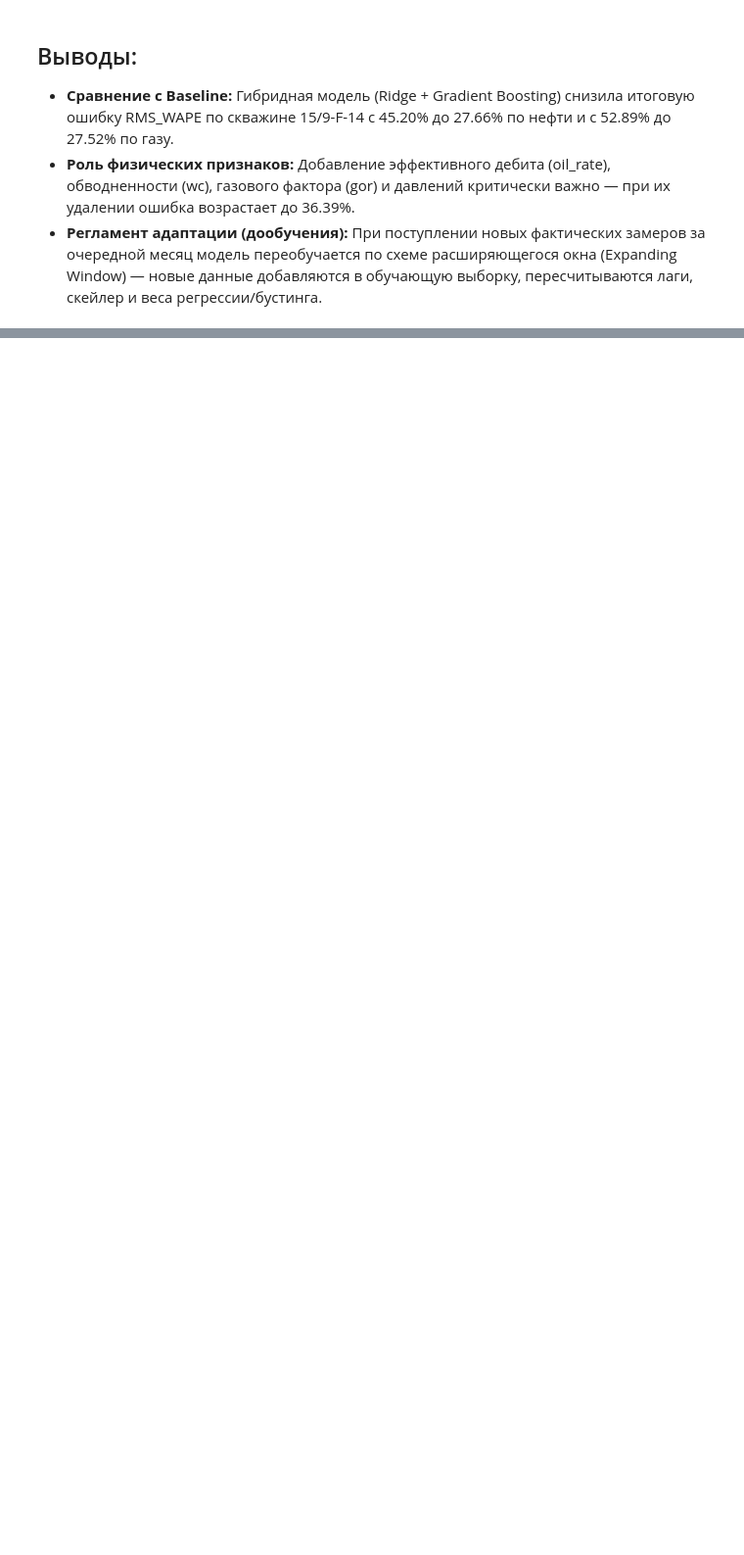
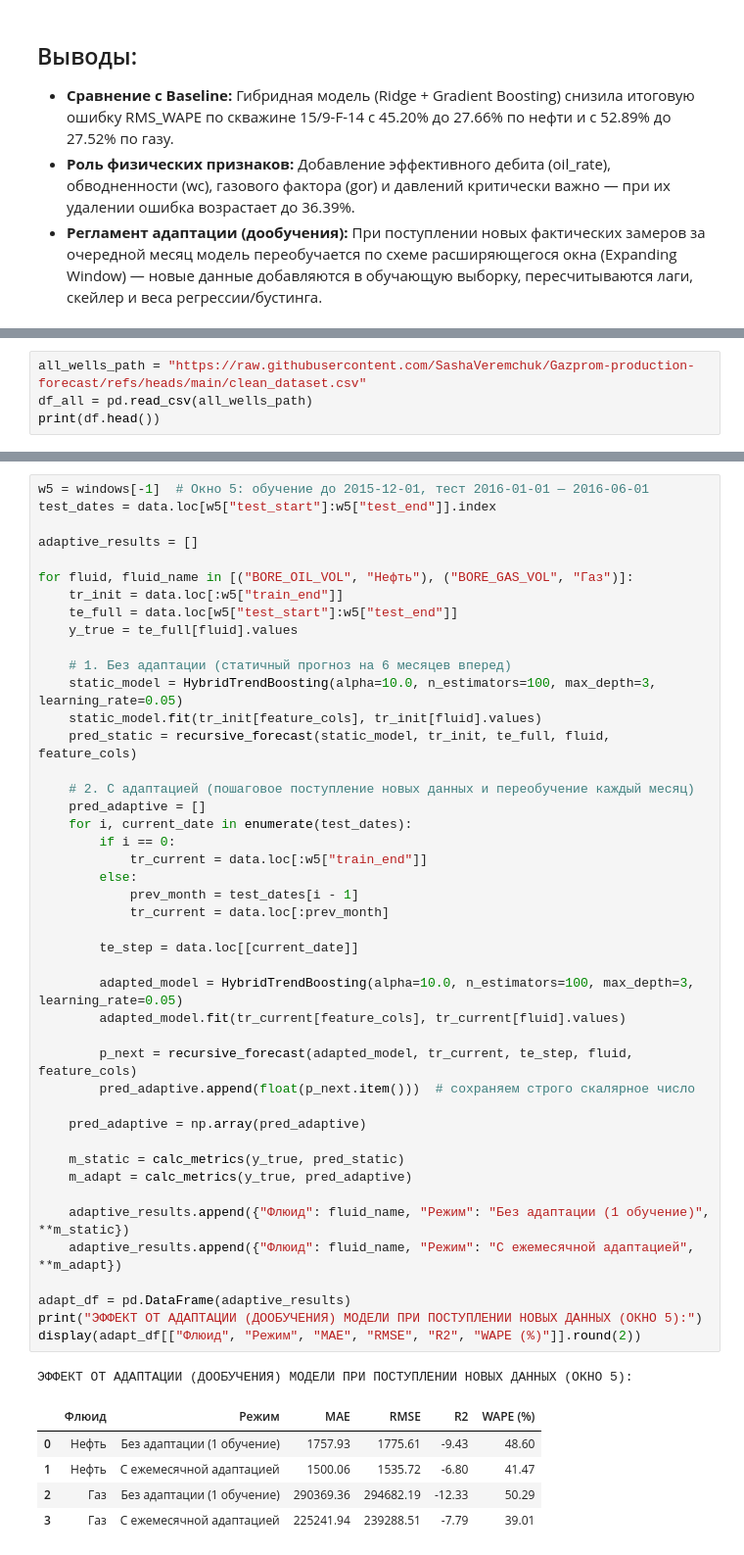
Before and after one commit to SashaVeremchuk/Gazprom-production-forecast, a Jupyter notebook: one_well.ipynb, the cells around one changed output, grey strips where cells are left out. Shown at 98% size. Cells and saved outputs as stored; diff of their text form; blank space fills up the shorter version.

```diff
--- a/one_well.ipynb
+++ b/one_well.ipynb
@@ -740,0 +835,4 @@ plot_error_grid(error_type="rel")
+# %%
+all_wells_path = "https://raw.githubusercontent.com/SashaVeremchuk/Gazprom-production-forecast/refs/heads/main/clean_dataset.csv"
+df_all = pd.read_csv(all_wells_path)
+print(df.head())
@@ -740,0 +1007,51 @@ plot_error_grid(error_type="rel")
+# %%
+w5 = windows[-1]  # Окно 5: обучение до 2015-12-01, тест 2016-01-01 — 2016-06-01
+test_dates = data.loc[w5["test_start"]:w5["test_end"]].index
+
+adaptive_results = []
+
+for fluid, fluid_name in [("BORE_OIL_VOL", "Нефть"), ("BORE_GAS_VOL", "Газ")]:
+    tr_init = data.loc[:w5["train_end"]]
+    te_full = data.loc[w5["test_start"]:w5["test_end"]]
+    y_true = te_full[fluid].values
+
+    # 1. Без адаптации (статичный прогноз на 6 месяцев вперед)
+    static_model = HybridTrendBoosting(alpha=10.0, n_estimators=100, max_depth=3, learning_rate=0.05)
+    static_model.fit(tr_init[feature_cols], tr_init[fluid].values)
+    pred_static = recursive_forecast(static_model, tr_init, te_full, fluid, feature_cols)
+
+    # 2. С адаптацией (пошаговое поступление новых данных и переобучение каждый месяц)
+    pred_adaptive = []
+    for i, current_date in enumerate(test_dates):
+        if i == 0:
+            tr_current = data.loc[:w5["train_end"]]
+        else:
+            prev_month = test_dates[i - 1]
+            tr_current = data.loc[:prev_month]
+
+        te_step = data.loc[[current_date]]
+
+        adapted_model = HybridTrendBoosting(alpha=10.0, n_estimators=100, max_depth=3, learning_rate=0.05)
+        adapted_model.fit(tr_current[feature_cols], tr_current[fluid].values)
+
+        p_next = recursive_forecast(adapted_model, tr_current, te_step, fluid, feature_cols)
+        pred_adaptive.append(float(p_next.item()))  # сохраняем строго скалярное число
+
+    pred_adaptive = np.array(pred_adaptive)
+
+    m_static = calc_metrics(y_true, pred_static)
+    m_adapt = calc_metrics(y_true, pred_adaptive)
+
+    adaptive_results.append({"Флюид": fluid_name, "Режим": "Без адаптации (1 обучение)", **m_static})
+    adaptive_results.append({"Флюид": fluid_name, "Режим": "С ежемесячной адаптацией", **m_adapt})
+
+adapt_df = pd.DataFrame(adaptive_results)
+print("ЭФФЕКТ ОТ АДАПТАЦИИ (ДООБУЧЕНИЯ) МОДЕЛИ ПРИ ПОСТУПЛЕНИИ НОВЫХ ДАННЫХ (ОКНО 5):")
+display(adapt_df[["Флюид", "Режим", "MAE", "RMSE", "R2", "WAPE (%)"]].round(2))
+# %% [output]
+ЭФФЕКТ ОТ АДАПТАЦИИ (ДООБУЧЕНИЯ) МОДЕЛИ ПРИ ПОСТУПЛЕНИИ НОВЫХ ДАННЫХ (ОКНО 5):
+|  | Флюид | Режим | MAE | RMSE | R2 | WAPE (%) |
+| 0 | Нефть | Без адаптации (1 обучение) | 1757.93 | 1775.61 | -9.43 | 48.60 |
+| 1 | Нефть | С ежемесячной адаптацией | 1500.06 | 1535.72 | -6.80 | 41.47 |
+| 2 | Газ | Без адаптации (1 обучение) | 290369.36 | 294682.19 | -12.33 | 50.29 |
+| 3 | Газ | С ежемесячной адаптацией | 225241.94 | 239288.51 | -7.79 | 39.01 |
```
Also changed, not shown: parts of 11 cells of this notebook.
